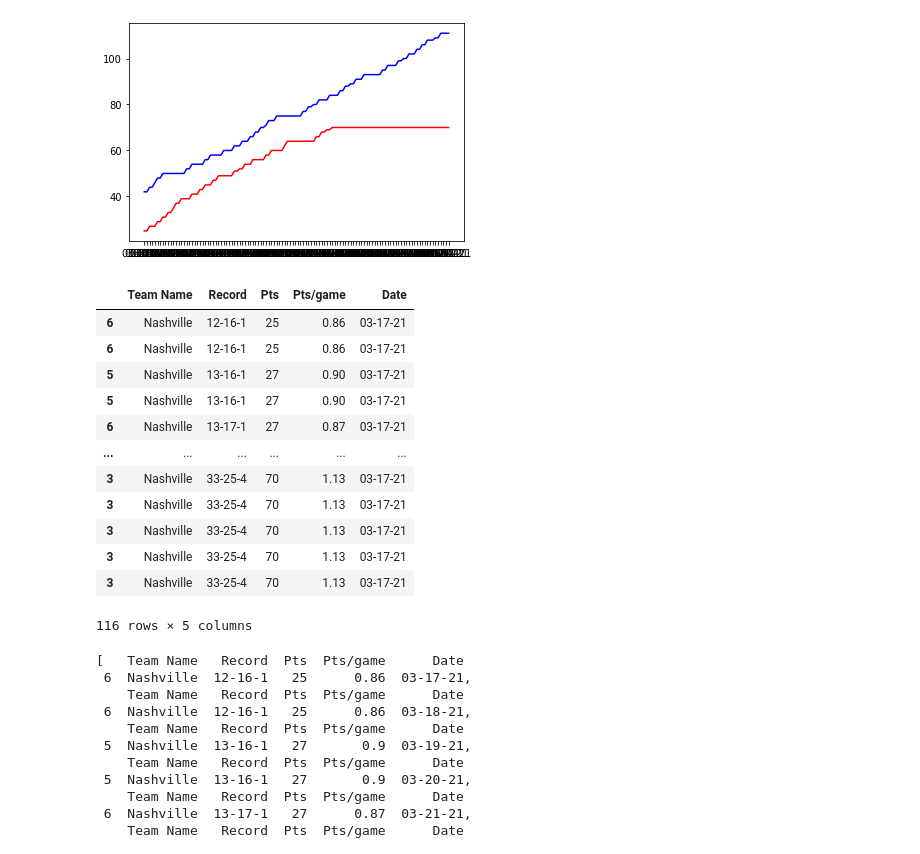
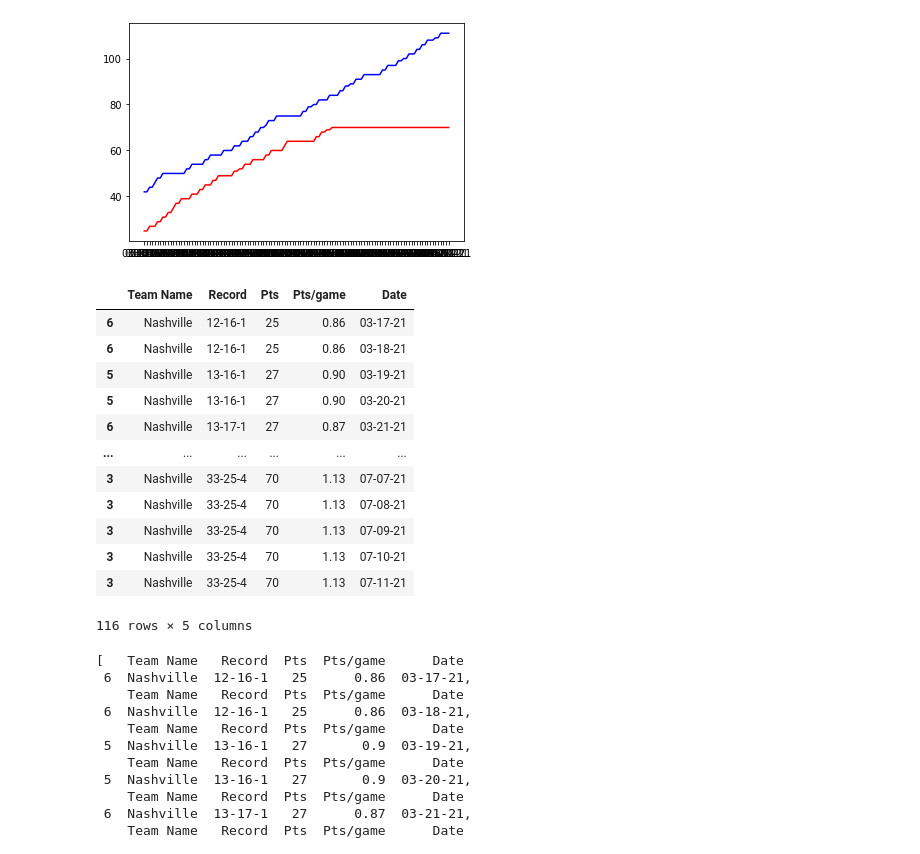
Before and after one commit to DrakeWagner/random-python-scripts, a Jupyter notebook: nhl_standings_project/csv_analysis.ipynb, the cells around one changed output. Saved outputs shown, nothing was run; the diff lists cells and outputs as text; code cells hidden in the pictures.

```diff
--- a/nhl_standings_project/csv_analysis.ipynb
+++ b/nhl_standings_project/csv_analysis.ipynb
@@ -130,20 +159,20 @@ plt.show()
 filezerodate = re.split(r"_", files[0])[0]
 # %%
 # select by team
-combcsv[combcsv['Team Name'].str.contains('Nashville')]
+massive_df[massive_df['Team Name'].str.contains('Nashville')]
 # %% [output]
 |  | Team Name | Record | Pts | Pts/game | Date |
 | 6 | Nashville | 12-16-1 | 25 | 0.86 | 03-17-21 |
-| 6 | Nashville | 12-16-1 | 25 | 0.86 | 03-17-21 |
-| 5 | Nashville | 13-16-1 | 27 | 0.90 | 03-17-21 |
-| 5 | Nashville | 13-16-1 | 27 | 0.90 | 03-17-21 |
-| 6 | Nashville | 13-17-1 | 27 | 0.87 | 03-17-21 |
+| 6 | Nashville | 12-16-1 | 25 | 0.86 | 03-18-21 |
+| 5 | Nashville | 13-16-1 | 27 | 0.90 | 03-19-21 |
+| 5 | Nashville | 13-16-1 | 27 | 0.90 | 03-20-21 |
+| 6 | Nashville | 13-17-1 | 27 | 0.87 | 03-21-21 |
 | ... | ... | ... | ... | ... | ... |
-| 3 | Nashville | 33-25-4 | 70 | 1.13 | 03-17-21 |
-| 3 | Nashville | 33-25-4 | 70 | 1.13 | 03-17-21 |
-| 3 | Nashville | 33-25-4 | 70 | 1.13 | 03-17-21 |
-| 3 | Nashville | 33-25-4 | 70 | 1.13 | 03-17-21 |
-| 3 | Nashville | 33-25-4 | 70 | 1.13 | 03-17-21 |
+| 3 | Nashville | 33-25-4 | 70 | 1.13 | 07-07-21 |
+| 3 | Nashville | 33-25-4 | 70 | 1.13 | 07-08-21 |
+| 3 | Nashville | 33-25-4 | 70 | 1.13 | 07-09-21 |
+| 3 | Nashville | 33-25-4 | 70 | 1.13 | 07-10-21 |
+| 3 | Nashville | 33-25-4 | 70 | 1.13 | 07-11-21 |
 116 rows × 5 columns
 # %%
 # assign dates into each df
```
Also changed, not shown: parts of 9 cells of this notebook.
